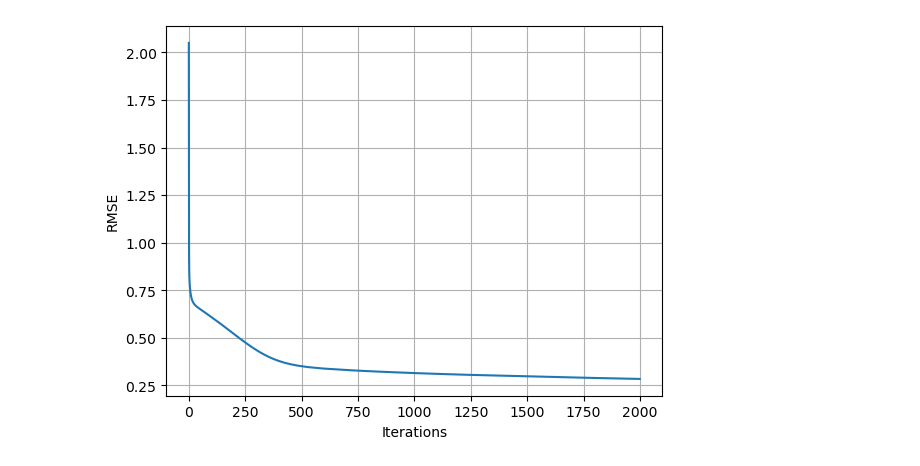
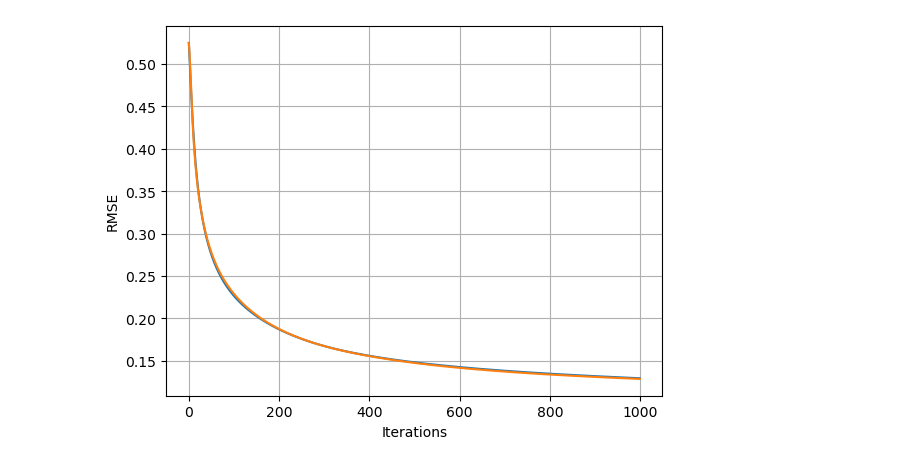
Before and after one commit to Akumarus/NCL, a Jupyter notebook: NCL.ipynb, the cells around one changed output. Saved outputs shown, nothing was run; the diff lists cells and outputs as text; code cells hidden in the pictures.

```diff
--- a/NCL.ipynb
+++ b/NCL.ipynb
@@ -13,18 +13,21 @@ from sklearn.metrics import mean_squared_error
 from activation import fun_dict
 # %%
 def load_dataset():
-
-    ''' Загрузка датасета и предобработка данных '''
-
+    """
+    Load data from Boston housing regression.
+    :return: data scaled and target.
+    """
     x, y = datasets.load_breast_cancer(return_X_y=True)
     x = preprocessing.scale(x)
     y = y.reshape(len(y), 1)
-    x_path = 'dat/cancer/'
     return x, y
 
 def rmse(a, b):
-
-    ''' Расчет среднеквадратичного отклонения '''
-
+    """
+    Root Mean Squared Error metric.
+    :param a:
+    :param b:
+    :return: RMSE value
+    """
     return sqrt(mean_squared_error(a, b))
 # %%
@@ -238,43 +211,49 @@ class NCL:
 # %%
-
-# Загрузка датасета и формирование выборок
+# Load dataset
 x, y = load_dataset()
-x_train, x_test, y_train, y_test = model_selection.train_test_split(x, y, test_size= 0.4, random_state=0)
+x_train, x_test, y_train, y_test = model_selection.train_test_split(x, y, test_size= 0.1, random_state=0)
 print('Train = ',  x_train.shape[0])
 print('Test = ',   x_test.shape[0])
 print('Colums = ', x_train.shape[1])
 
-# Параметры обучения
-max_iter = 2000
+# Train params
+max_iter = 1000
 size = 10
-h = 10                  # Количество нейронов в скрытом слое
-lambda_ = 0
-learning_rate = 0.001   # Скорость обучения
-print('Lambda = ', lambda_)
+h = 10
+learning_rate = 0.001
 
-# Создание ансамбля моделей
-model = NCL()
+# Create model
+ncl1 = NCL()
+ncl2 = NCL()
 
-# Обучение
+# Train
+ncl1.train(x, y, size=size, neurons=h, max_iter=max_iter, lambda_= 0, learning_rate=learning_rate, neural_fun='sigmoid', fun_dict=fun_dict)
 train_time_start = time.perf_counter()
-model.train(x_train, y_train, size, h, max_iter, lambda_, learning_rate, neural_fun='leaky_relu')
+ncl2.train(x, y, size=size, neurons=h, max_iter=max_iter, lambda_= 4, learning_rate=learning_rate, neural_fun='sigmoid', fun_dict=fun_dict)
 train_time_end = time.perf_counter()
 
-# Тестирование
+# Test
+pred1 = ncl1.predict(x_test)
 test_time_start = time.perf_counter()
-pred = model.predict(x_test)
+pred2 = ncl2.predict(x_test)
 test_time_end = time.perf_counter()
 
+# Model save
+ncl2.save_model('ncl_ensemble.pkl')
+
+# Train time
+print('Train time =', train_time_end - train_time_start)
+print('Test  time=', test_time_end - test_time_start)
+
 # RMSE
-rmse_value = rmse(pred, y_test)
-print('RMSE =', rmse_value)
+rmse_value1 = rmse(pred1, y_test)
+rmse_value2 = rmse(pred2, y_test)
+print('RMSE lambda = 0:', rmse_value1)
+print('RMSE lambda = 1:', rmse_value2)
 
-# Время обучения
-print('Время обучения =', train_time_end - train_time_start)
-print('Время отклика =', test_time_end - test_time_start)
-
-# Кривая обучения
-plt.plot(model.rmse_array)
+# plot results
+plt.plot(ncl1.rmse_array)
+plt.plot(ncl2.rmse_array)
 plt.xlabel('Iterations')
 plt.ylabel('RMSE')
 plt.grid()
@@ -290 +269 @@ RMSE = 0.30511764762170995
-[figure, old version]
+[figure, new version]
```
Also changed, not shown: parts of 5 cells of this notebook.
